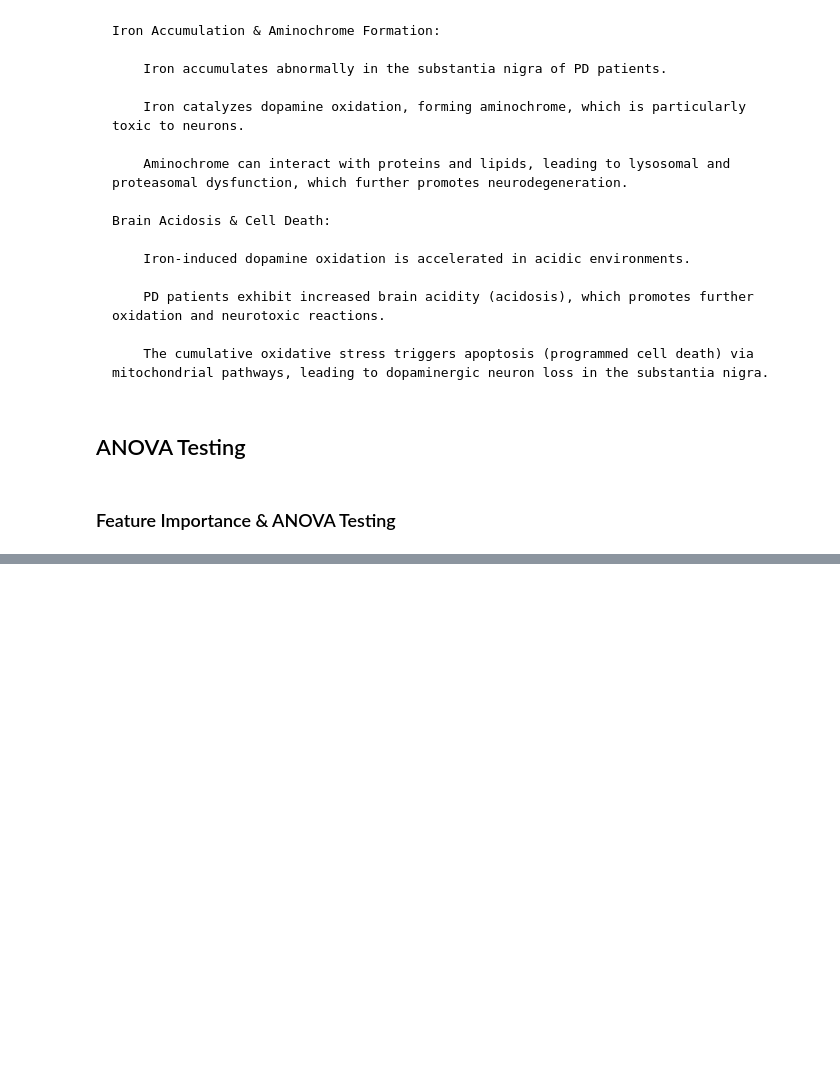
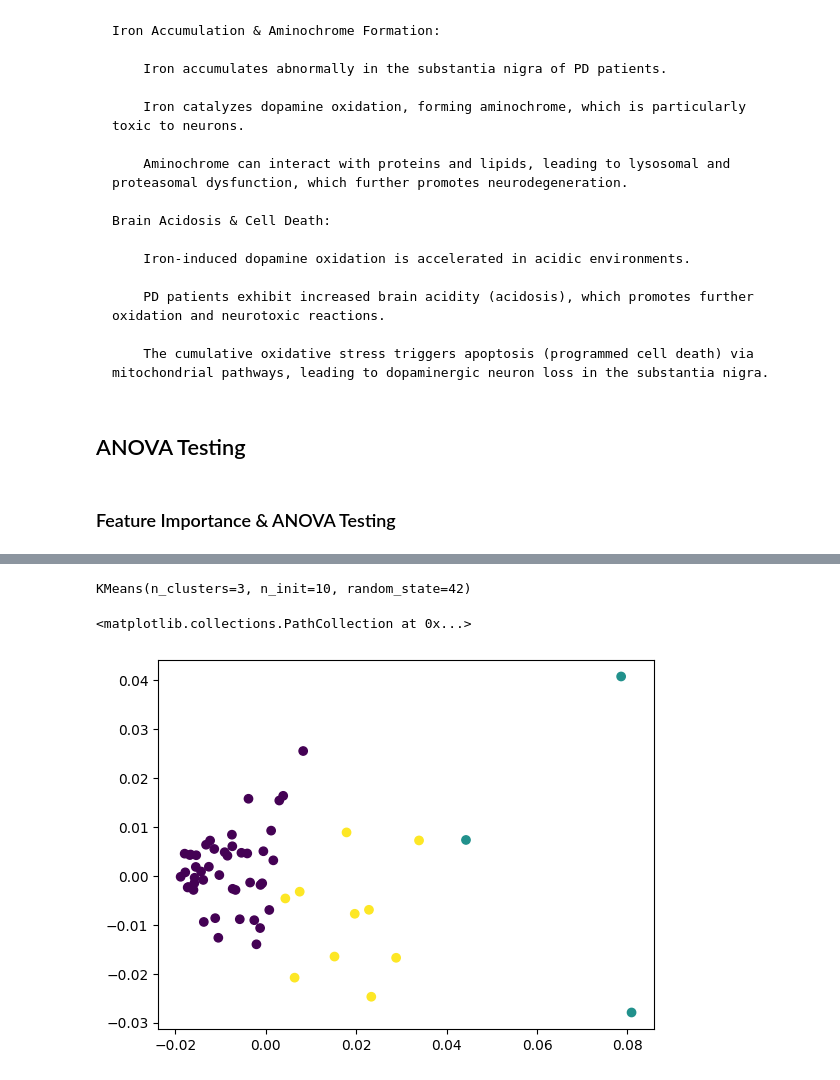
Before and after one commit to efwoods/Parkinsons_Disease_Study, a Jupyter notebook: notebooks/cluster_analysis.ipynb, the cells around one changed output, grey strips where cells are left out. Saved outputs shown, nothing was run; the diff lists cells and outputs as text; code cells hidden in the pictures; blank space fills up the shorter version.

Commit message:
created labels based upon global test only

```diff
--- a/notebooks/cluster_analysis.ipynb
+++ b/notebooks/cluster_analysis.ipynb
@@ -805,0 +819,15 @@ p_imputed_df.drop(missing_columns, axis=1)
+# %%
+kmeans_cv_fALFF_SN = KMeans(n_clusters=3, random_state=42, n_init=10)
+# %%
+kmeans_cv_fALFF_SN.fit(cv_fALFF_imputed_df)
+# %% [output]
+KMeans(n_clusters=3, n_init=10, random_state=42)
+# %%
+pca = PCA(n_components=2)
+# %%
+X_pca = pca.fit_transform(cv_fALFF_imputed_df)
+# %%
+plt.scatter(X_pca[:, 0], X_pca[:, 1], c=kmeans_cv_fALFF_SN.labels_, cmap='viridis')
+# %% [output]
+<matplotlib.collections.PathCollection at 0x...>
+[figure, added]
```
Also changed, not shown: parts of 15 cells of this notebook, 2 other files.
